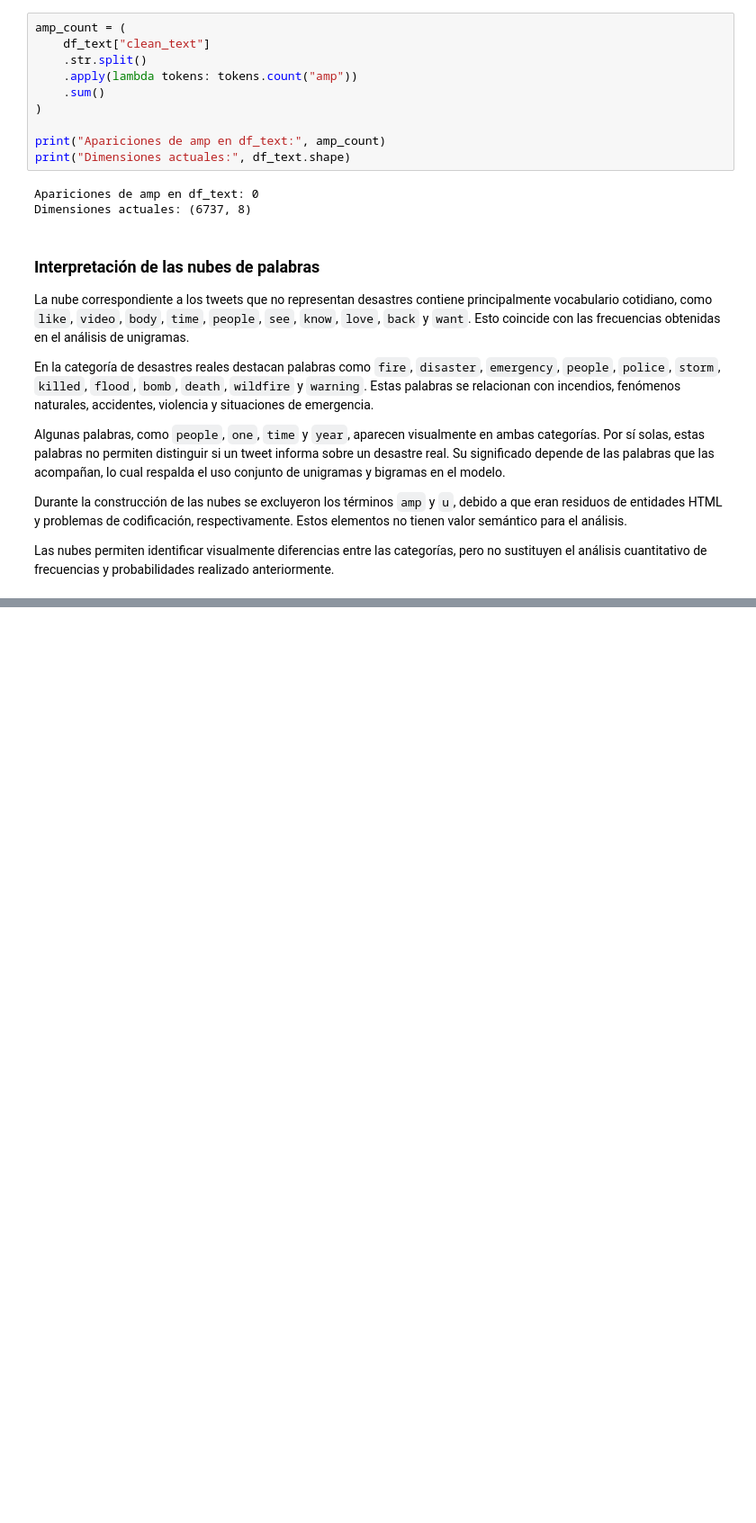
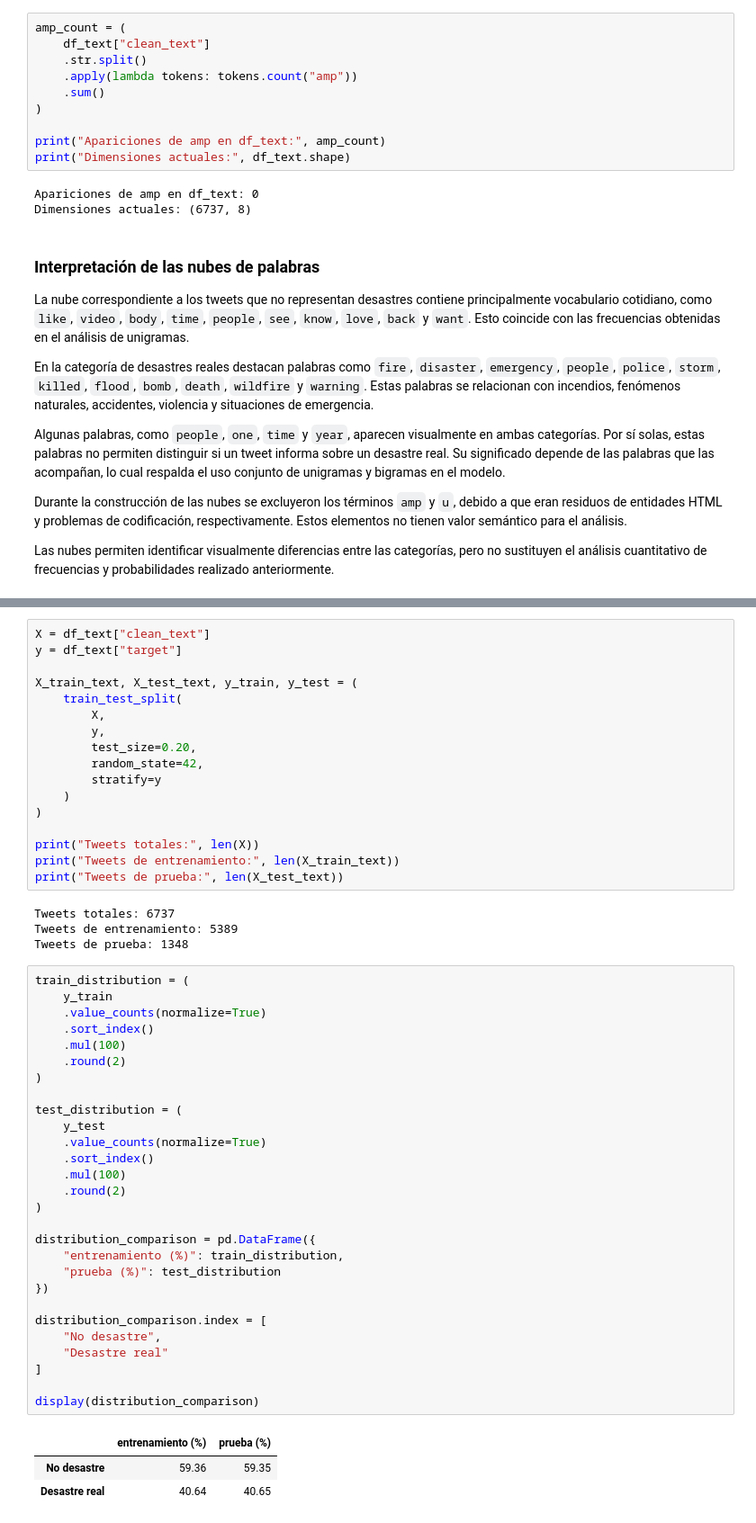
Before and after one commit to tismajo/CC3084-Laboratorio5, a Jupyter notebook: Laboratorio5.ipynb, the cells around one changed output, grey strips where cells are left out. Shown at 90% size. Drawn from its saved outputs; the diff is of its cells as text; blank space fills up the shorter version.

```diff
--- a/Laboratorio5.ipynb
+++ b/Laboratorio5.ipynb
@@ -1361,0 +1372,53 @@ Las nubes permiten identificar visualmente diferencias entre las categorías, pe
+# %%
+X = df_text["clean_text"]
+y = df_text["target"]
+
+X_train_text, X_test_text, y_train, y_test = (
+    train_test_split(
+        X,
+        y,
+        test_size=0.20,
+        random_state=42,
+        stratify=y
+    )
+)
+
+print("Tweets totales:", len(X))
+print("Tweets de entrenamiento:", len(X_train_text))
+print("Tweets de prueba:", len(X_test_text))
+# %% [output]
+Tweets totales: 6737
+Tweets de entrenamiento: 5389
+Tweets de prueba: 1348
+# %%
+train_distribution = (
+    y_train
+    .value_counts(normalize=True)
+    .sort_index()
+    .mul(100)
+    .round(2)
+)
+
+test_distribution = (
+    y_test
+    .value_counts(normalize=True)
+    .sort_index()
+    .mul(100)
+    .round(2)
+)
+
+distribution_comparison = pd.DataFrame({
+    "entrenamiento (%)": train_distribution,
+    "prueba (%)": test_distribution
+})
+
+distribution_comparison.index = [
+    "No desastre",
+    "Desastre real"
+]
+
+display(distribution_comparison)
+# %% [output]
+|  | entrenamiento (%) | prueba (%) |
+| No desastre | 59.36 | 59.35 |
+| Desastre real | 40.64 | 40.65 |
```
Also changed, not shown: parts of 11 cells of this notebook.
